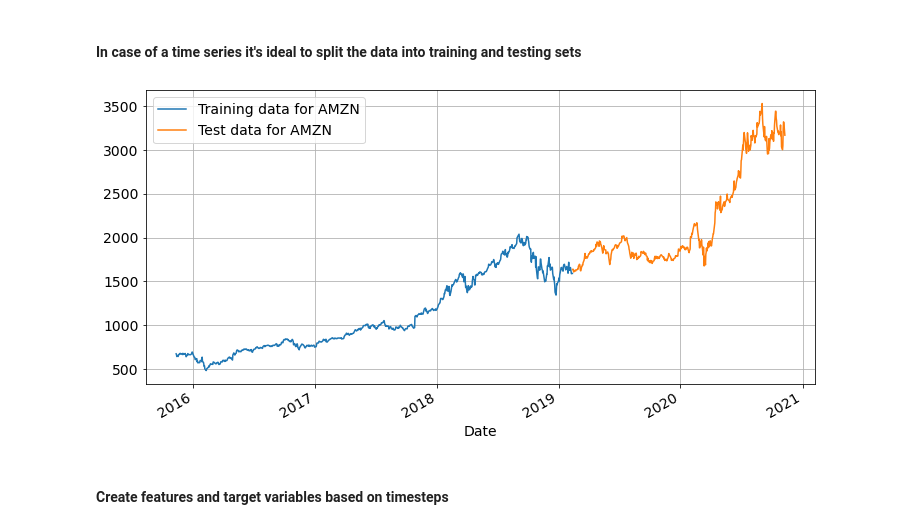
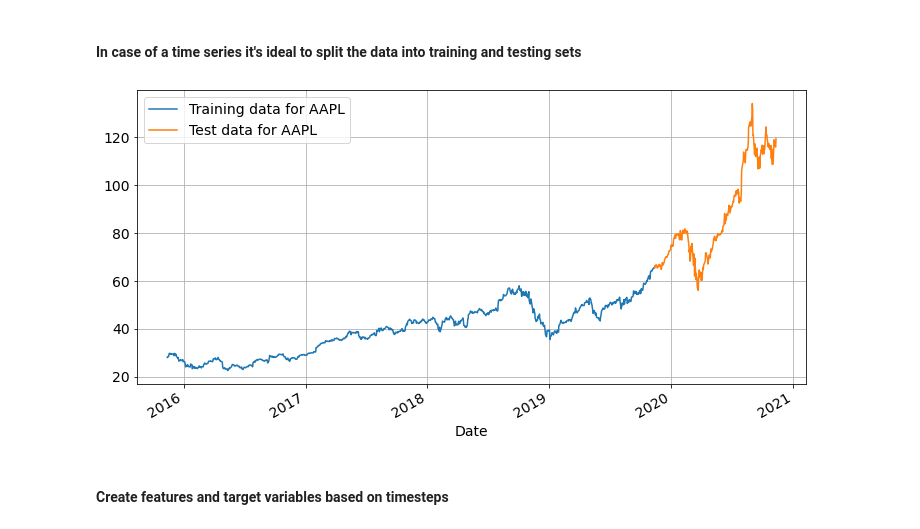
Before and after one commit to mohiteprathamesh1996/Investment-and-Portfolio-Analysis-of-Stocks, a Jupyter notebook: Predicting stock prices using LSTM.ipynb, the cells around one changed output. Drawn from its saved outputs; the diff is of its cells as text; code cells hidden in the pictures.

```diff
--- a/Predicting stock prices using LSTM.ipynb
+++ b/Predicting stock prices using LSTM.ipynb
@@ -12,11 +12,11 @@ warnings.filterwarnings("ignore")
 # %% [markdown]
 ### 1. Get data using pandas_datareader
 # %%
-ticker = "AMZN"
+ticker = "AAPL"
 
 df = pdr.get_data_yahoo(ticker)
 
-df.tail()
+df.head()
 # %% [output]
 |  | High | Low | Open | Close | Volume | Adj Close |
 | Date |  |  |  |  |  |  |
@@ -52,21 +52,21 @@ df1 = scaler.fit_transform(np.array(df1).reshape(-1,1))
 # %% [markdown]
 #### In case of a time series it's ideal to split the data into training and testing sets
 # %%
-percentage_training_data = 0.65
+percentage_training_data = 0.80
 
 train_data = df1[:int(percentage_training_data*df.shape[0])]
 
 test_data = df1[int(percentage_training_data*df.shape[0]):]
 
 # Plot the training and test values of closing price
 plt.rcParams["figure.figsize"] = (12,6)
 plt.rcParams["font.size"] = 14
 
 df["Close"][:int(percentage_training_data*df.shape[0])].plot(label="Training data for {}".format(ticker))
 df["Close"][int(percentage_training_data*df.shape[0]):].plot(label="Test data for {}".format(ticker))
 plt.legend(); plt.grid(True); plt.show()
 # %% [output]
-[figure, old version]
+[figure, new version]
 # %% [markdown]
 #### Create features and target variables based on timesteps
 # %%
```
Also changed, not shown: parts of 11 cells of this notebook, 6 other files.
